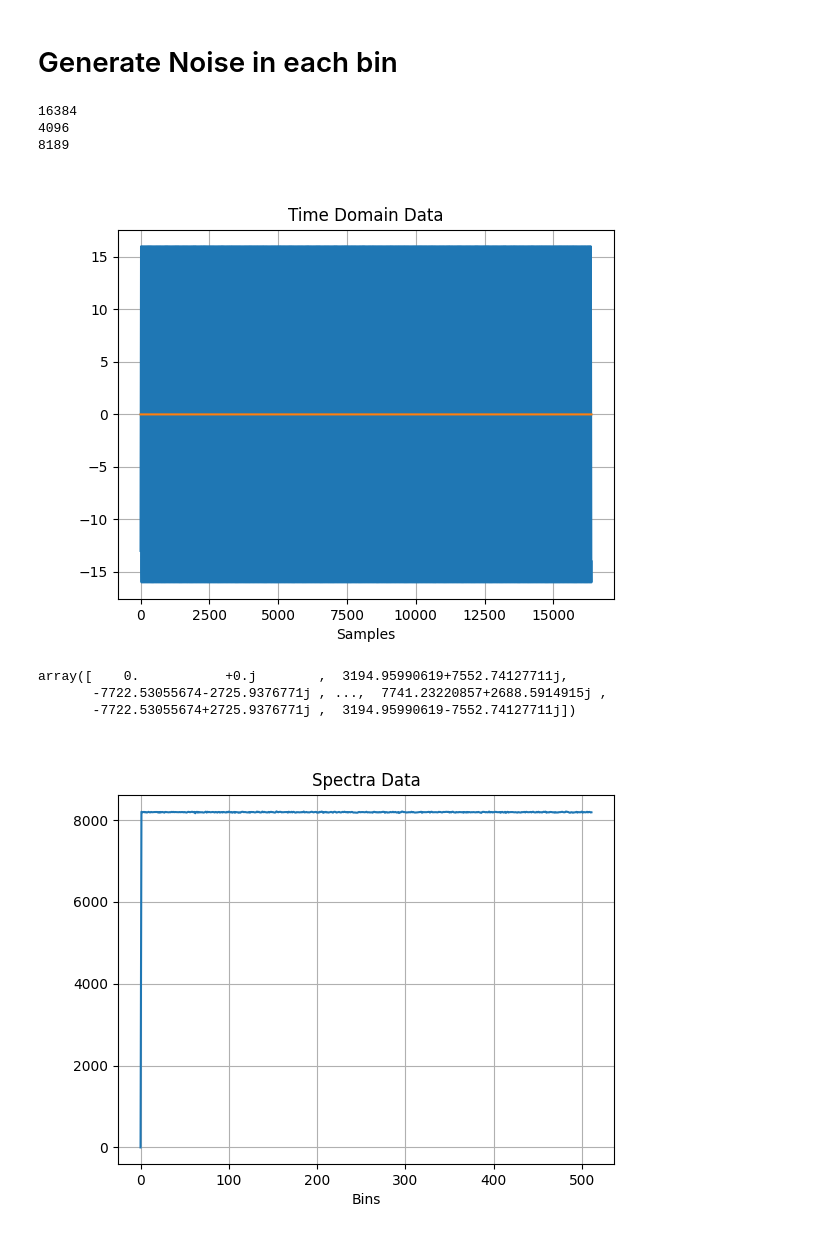
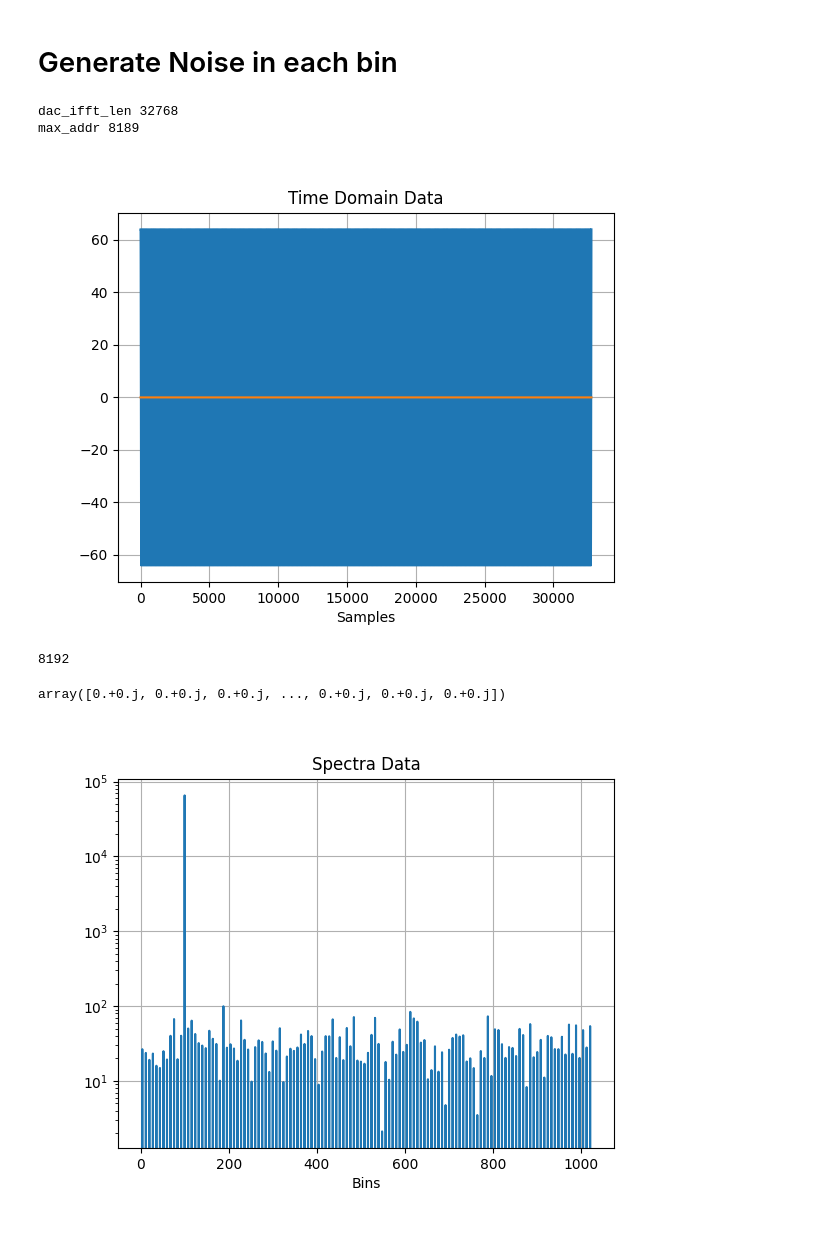
Before and after one commit to liuweiseu/eigsep_dac, a Jupyter notebook: rfsocdac.ipynb, the cells around one changed output. Cells and saved outputs as stored; diff of their text form; code cells hidden in the pictures.

Commit message:
fully use the SBRAM for the DAC data.

```diff
--- a/rfsocdac.ipynb
+++ b/rfsocdac.ipynb
@@ -24,7 +24,6 @@ def CreateTestFilter(dac_fft_len, fft_points, bw=1):
     fil = np.zeros(N)
     L = int(N*bw)
     passband = np.zeros(L)
-    print(L)
     factor = dac_fft_len//fft_points/2
     for i in range(L):
         # we need to filter DC
@@ -36,7 +35,7 @@ def CreateTestFilter(dac_fft_len, fft_points, bw=1):
     return fil
 
 
-def DacDataGen(channel_num, cfil, single_bin=0, dac_bits=13):
+def DacDataGen(channel_num, cfil, single_bin=0, scale=2**13):
     N = channel_num
     M = (N//2)-1
     fil = np.zeros(M+1)
@@ -50,7 +49,7 @@ def DacDataGen(channel_num, cfil, single_bin=0, dac_bits=13):
     d_freq[1:M+1] = d_freq_half0
     d_freq[-M:] = d_freq_half1
     d_time = np.fft.ifft(d_freq)
-    d_time_int = np.round((d_time*(2**dac_bits-1)))
+    d_time_int = np.round((d_time*scale))
     return d_time_int
 
 def ADCSampling(data, adc_fs=500, dac_fs=1000):
@@ -84,12 +83,14 @@ def SpectraAnalyzer(data, fs=1000, show_bin=False):
     fig = plt.figure()
     subfig = fig.add_subplot(111)
     if show_bin == True:
-        subfig.plot(abs(spec_shift[-int(N/2):]))
+        s = np.abs(spec_shift[-int(N/2):])
+        subfig.plot(np.arange(len(s)),s)
         subfig.set_xlabel('Bins')
     else:
         subfig.plot(freq_shift[-int(N/2):], abs(spec_shift[-int(N/2):]))
         subfig.set_xlabel('MHz')
     subfig.set_title('Spectra Data')
+    subfig.set_yscale('log')
     subfig.grid(True)
     return spec
 
@@ -154,50 +155,51 @@ rfsoc.write_int('wf_en', 1)
 # %%
 # adc sampling rate
 adc_fs = 500
 # dac sampling rate
 dac_fs = 1000
 # bandwidth
 bw = 250
 # fft points on the SNAP
 fft_points = 2048
 # check the single bin
 # if it's 0, the signal will show up in all bins
-single_bin=100
+single_bin=50
 # fixed parameters in FPGA design
-samples_per_axis = 4
+bytes_per_axis = 8
 bytes_per_sample = 2
 # channel_num when doing FFT on the adc samples
-channel_num = 8192
+channel_num = 16384
 dac_fft_len = int(channel_num*dac_fs/adc_fs)
-print(dac_fft_len)
+print('dac_ifft_len', dac_fft_len)
 
-# generate the data for the DAC with DAC sampling rate=4000
+# generate the data for the DAC with DAC sampling rate=1000
 cfil = CreateTestFilter(dac_fft_len, fft_points, bw = bw/dac_fs*2)
-d_time = DacDataGen(dac_fft_len, cfil, single_bin=single_bin*channel_num//fft_points, dac_bits = 17)
+d_time = DacDataGen(dac_fft_len, cfil, single_bin=single_bin*channel_num//fft_points, scale = 2**20)
 Scope([d_time.real, d_time.imag])
 nbuf = ToBytes(d_time.real)
 # spec = SpectraAnalyzer(d_time.real, fs=dac_fs)
 
 zeros = np.zeros(2**13*2, dtype=np.short)
 zeros_bytes = struct.pack('>%dh'%len(zeros), *zeros)
 rfsoc.write('wf_bram_0', zeros_bytes)
 rfsoc.write('wf_bram_0', nbuf)
 rfsoc.write_int('wf_en', 1)
-samples_per_cyc = channel_num*2
-max_addr = int(samples_per_cyc*bytes_per_sample/samples_per_axis - 3)
-print(max_addr)
+samples_per_cyc = dac_fft_len
+max_addr = int(samples_per_cyc*bytes_per_sample/bytes_per_axis - 3)
+print('max_addr', max_addr)
 rfsoc.write_int('addr_max', max_addr)
 # %% [output]
-16384
-4096
-8189
+dac_ifft_len 32768
+max_addr 8189
-[figure, old version]
+[figure, new version]
+# %%
+len(nbuf)
+# %% [output]
+8192
 # %%
 d = ADCSampling(d_time.real,  adc_fs=adc_fs, dac_fs=dac_fs)
 # %%
 SpectraAnalyzer(d[:fft_points], fs=adc_fs, show_bin=True)
 # %% [output]
-array([    0.           +0.j        ,  3194.95990619+7552.74127711j,
-       -7722.53055674-2725.9376771j , ...,  7741.23220857+2688.5914915j ,
-       -7722.53055674+2725.9376771j ,  3194.95990619-7552.74127711j])
+array([0.+0.j, 0.+0.j, 0.+0.j, ..., 0.+0.j, 0.+0.j, 0.+0.j])
-[figure, old version]
+[figure, new version]
```
Also changed, not shown: parts of 1 cell of this notebook.
